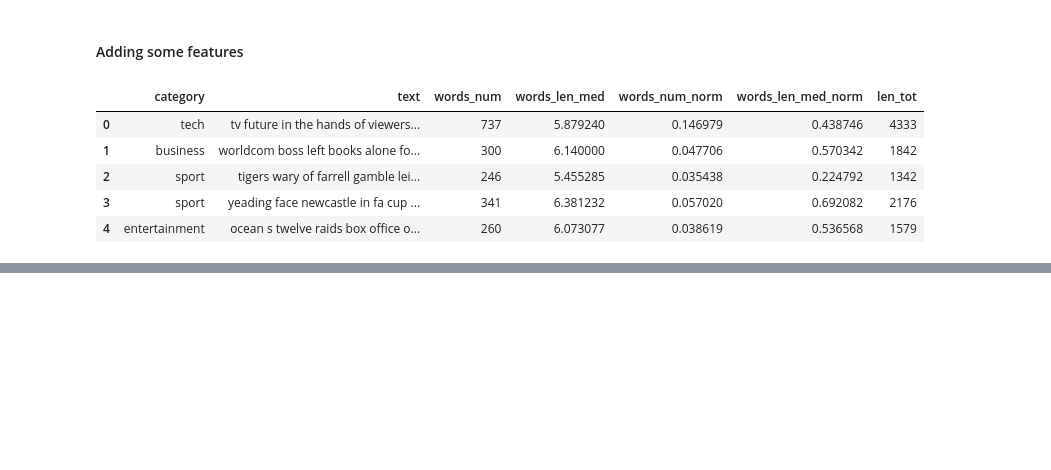
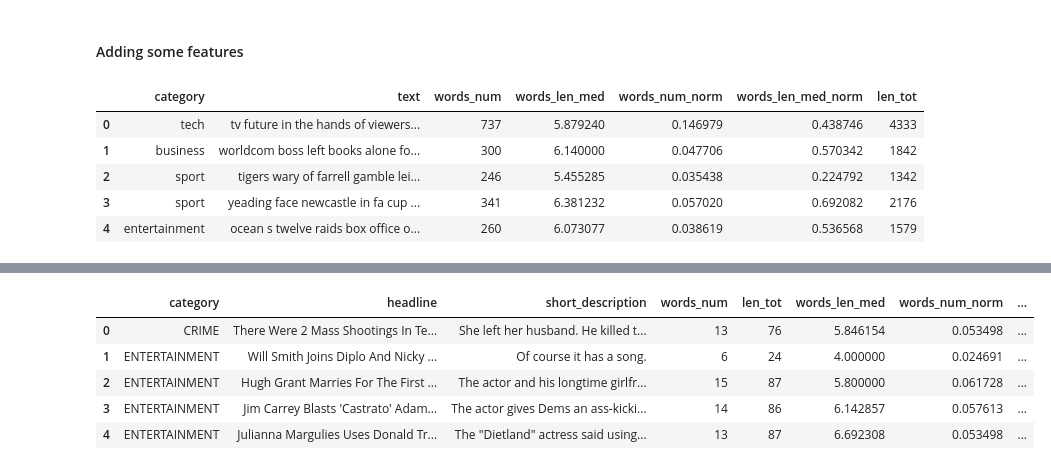
Before and after one commit to gennsev/tclass, a Jupyter notebook: Text Datasets/database_analysis_engineering.ipynb, the cells around one changed output, grey strips where cells are left out. Cells and saved outputs as stored; diff of their text form; code cells hidden in the pictures; blank space fills up the shorter version.

```diff
--- a/Text Datasets/database_analysis_engineering.ipynb
+++ b/Text Datasets/database_analysis_engineering.ipynb
@@ -222,3 +222,20 @@ EN4.head()
 | 2 | 3 | Oil and Economy Cloud Stocks' Out... | Reuters - Soaring crude prices pl... | Business | 29 | 184 | 6.344828 | -0.013583 | ... |
 | 3 | 3 | Iraq Halts Oil Exports from Main ... | Reuters - Authorities have halted... | Business | 27 | 195 | 7.222222 | -0.014028 | ... |
 | 4 | 3 | Oil prices soar to all-time recor... | AFP - Tearaway world oil prices, ... | Business | 24 | 160 | 6.666667 | -0.014696 | ... |
+# %%
+EN_41_new['words_num']= EN_41_new['short_description'].str.split().str.len()
+EN_41_new['len_tot']= EN_41_new['short_description'].str.len()
+EN_41_new['words_len_med'] = EN_41_new['short_description'].str.len()/EN_41_new['words_num']
+EN_41_new['words_num_norm'] = (EN_41_new['words_num'] - EN_41_new['words_num'].min())/(EN_41_new['words_num'].max()-EN_41_new['words_num'].min())
+EN_41_new['words_len_med_norm'] = (EN_41_new['words_len_med'] - EN_41_new['words_len_med'].min())/(EN_41_new['words_len_med'].max()-EN_41_new['words_len_med'].min())
+EN_41_new['words_num_norm'] = (EN_41_new['words_num'] - EN_41_new['words_num'].min())/(EN_41_new['words_num'].max()-EN_41_new['words_num'].min())
+EN_41_new['words_len_med_norm'] = (EN_41_new['words_len_med'] - EN_41_new['words_len_med'].min())/(EN_41_new['words_len_med'].max()-EN_41_new['words_len_med'].min())
+# %%
+EN_41_new.head()
+# %% [output]
+|  | category | headline | short_description | words_num | len_tot | words_len_med | words_num_norm | ... |
+| 0 | CRIME | There Were 2 Mass Shootings In Te... | She left her husband. He killed t... | 13 | 76 | 5.846154 | 0.053498 | ... |
+| 1 | ENTERTAINMENT | Will Smith Joins Diplo And Nicky ... | Of course it has a song. | 6 | 24 | 4.000000 | 0.024691 | ... |
+| 2 | ENTERTAINMENT | Hugh Grant Marries For The First ... | The actor and his longtime girlfr... | 15 | 87 | 5.800000 | 0.061728 | ... |
+| 3 | ENTERTAINMENT | Jim Carrey Blasts 'Castrato' Adam... | The actor gives Dems an ass-kicki... | 14 | 86 | 6.142857 | 0.057613 | ... |
+| 4 | ENTERTAINMENT | Julianna Margulies Uses Donald Tr... | The "Dietland" actress said using... | 13 | 87 | 6.692308 | 0.053498 | ... |
```
